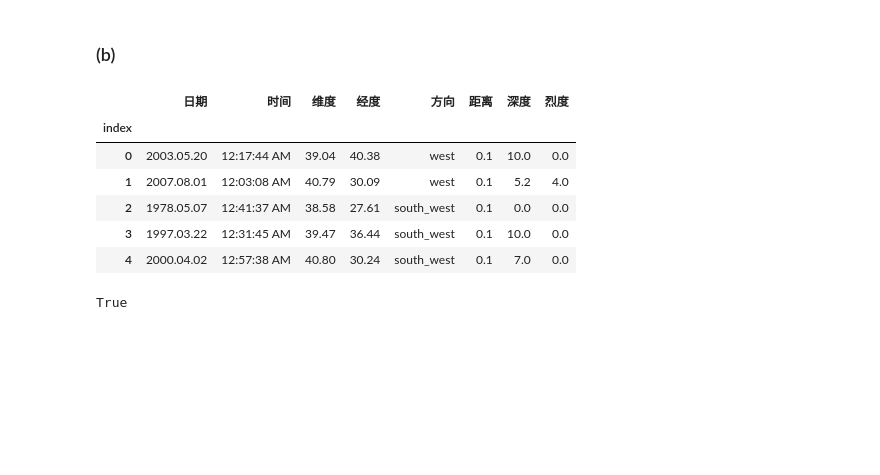
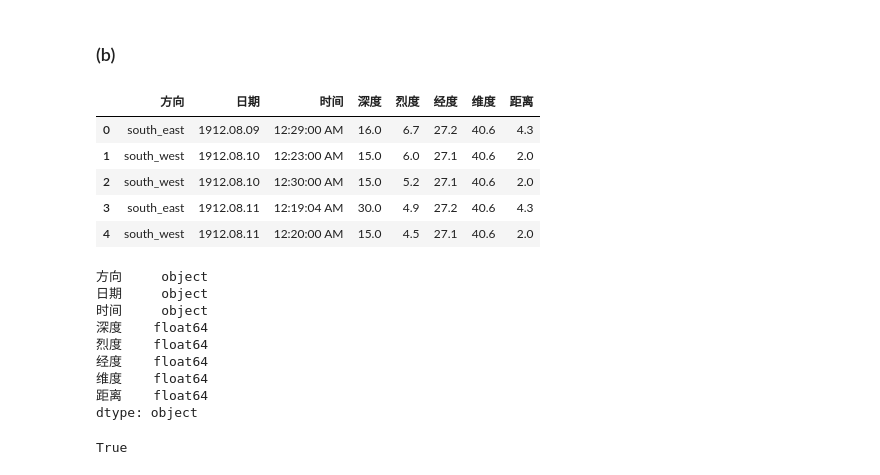
Before and after one commit to datawhalechina/joyful-pandas, a Jupyter notebook: 参考答案.ipynb, the cells around one changed output. Cells and saved outputs as stored; diff of their text form; code cells hidden in the pictures; blank space fills up the shorter version.

```diff
--- a/参考答案.ipynb
+++ b/参考答案.ipynb
@@ -370,20 +374,27 @@ df_final.head()
 # %% [markdown]
 ### (b)
-# %%
-df_melted = df_final.reset_index().melt(id_vars=df_final.reset_index().columns[:6]
-                ,value_vars=df_final.columns[-8:],var_name='方向',value_name='数量')
-df_melted = df_melted[df_melted['数量']!='-']
-df_pivoted = df_melted.pivot(index='index',columns='地震参数',values='数量').astype('float64')
-result = (df_melted.iloc[:,[0,1,2,3,4,6]][~df_melted.duplicated('index')].sort_values(
-            by='index').join(df_pivoted,on='index')).set_index('index').reindex(range(df.shape[0]))
-result = result.iloc[:,:5].join(result.iloc[:,[7,5]]).join(result.iloc[:,6])
-result.head()
-# %% [output]
-|  | 日期 | 时间 | 维度 | 经度 | 方向 | 距离 | 深度 | 烈度 |
-| index |  |  |  |  |  |  |  |  |
-| 0 | 2003.05.20 | 12:17:44 AM | 39.04 | 40.38 | west | 0.1 | 10.0 | 0.0 |
-| 1 | 2007.08.01 | 12:03:08 AM | 40.79 | 30.09 | west | 0.1 | 5.2 | 4.0 |
-| 2 | 1978.05.07 | 12:41:37 AM | 38.58 | 27.61 | south_west | 0.1 | 0.0 | 0.0 |
-| 3 | 1997.03.22 | 12:31:45 AM | 39.47 | 36.44 | south_west | 0.1 | 10.0 | 0.0 |
-| 4 | 2000.04.02 | 12:57:38 AM | 40.80 | 30.24 | south_west | 0.1 | 7.0 | 0.0 |
+# %%
+df_result = result.unstack().stack(0)[(~(result.unstack().stack(0)=='-')).any(1)].reset_index()
+df_result.columns.name=None
+df_result = df_result.sort_index(axis=1).astype({'深度':'float64','烈度':'float64','距离':'float64'})
+df_result.head()
+# %% [output]
+|  | 方向 | 日期 | 时间 | 深度 | 烈度 | 经度 | 维度 | 距离 |
+| 0 | south_east | 1912.08.09 | 12:29:00 AM | 16.0 | 6.7 | 27.2 | 40.6 | 4.3 |
+| 1 | south_west | 1912.08.10 | 12:23:00 AM | 15.0 | 6.0 | 27.1 | 40.6 | 2.0 |
+| 2 | south_west | 1912.08.10 | 12:30:00 AM | 15.0 | 5.2 | 27.1 | 40.6 | 2.0 |
+| 3 | south_east | 1912.08.11 | 12:19:04 AM | 30.0 | 4.9 | 27.2 | 40.6 | 4.3 |
+| 4 | south_west | 1912.08.11 | 12:20:00 AM | 15.0 | 4.5 | 27.1 | 40.6 | 2.0 |
+# %%
+df_result.astype({'深度':'float64','烈度':'float64','距离':'float64'},copy=False).dtypes
+# %% [output]
+方向     object
+日期     object
+时间     object
+深度    float64
+烈度    float64
+经度    float64
+维度    float64
+距离    float64
+dtype: object
 # %%
```
Also changed, not shown: parts of 8 cells of this notebook, 28 other files.
